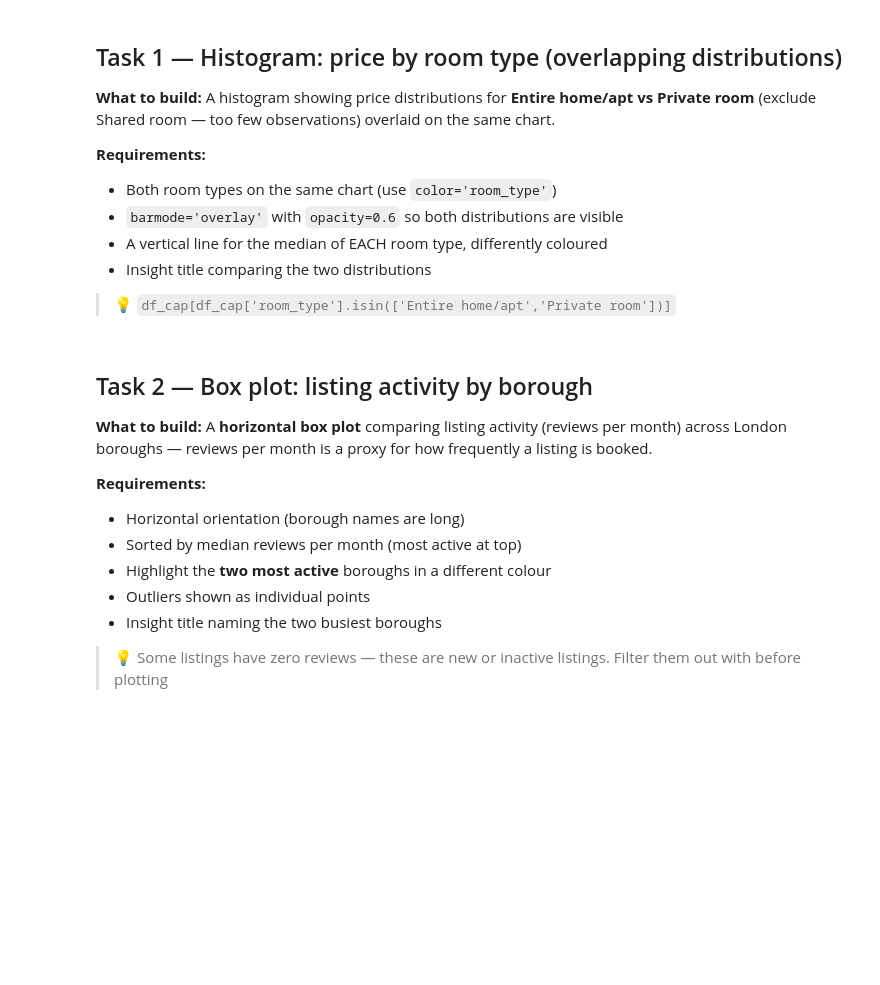
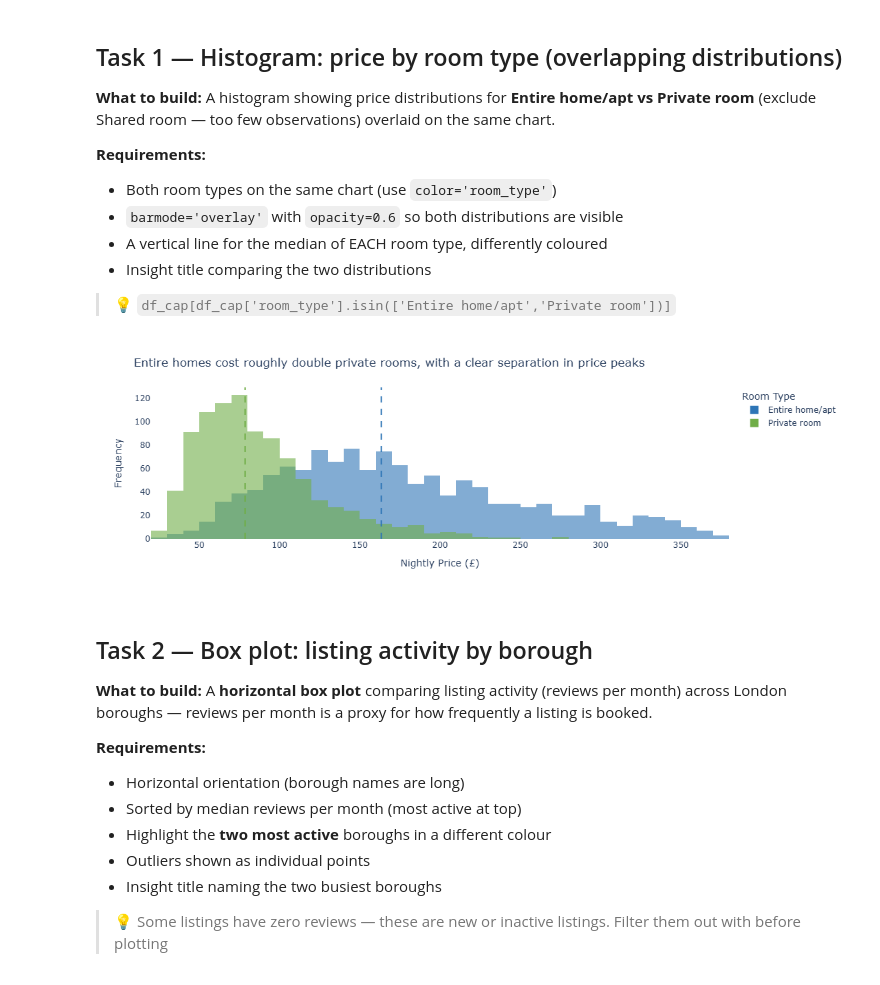
Before and after one commit to Manoharneerati17/dataviz-exercises-manoharneerati, a Jupyter notebook: week05/lecture05_exercise.ipynb, the cells around one changed output. Saved outputs shown, nothing was run; the diff lists cells and outputs as text; code cells hidden in the pictures; blank space fills up the shorter version.

```diff
--- a/week05/lecture05_exercise.ipynb
+++ b/week05/lecture05_exercise.ipynb
@@ -67,8 +67,54 @@ Shared room       182.0   46.3  14.1  20.5   36.8   44.1   54.3   92.8
 
 > 💡 `df_cap[df_cap['room_type'].isin(['Entire home/apt','Private room'])]`
 # %%
-# Task 1
-# YOUR CODE HERE
+import pandas as pd
+import plotly.express as px
+
+# 1. Load and Pre-process Data
+df = pd.read_csv('airbnb_london.csv')
+
+# Cap price at 95th percentile (Rule 1)
+p95 = df['price'].quantile(0.95)
+df_cap = df[df['price'] <= p95].copy()
+
+# Filter for specific room types (Exclude Shared room)
+df_t1 = df_cap[df_cap['room_type'].isin(['Entire home/apt', 'Private room'])]
+
+# 2. Calculate Medians for each group
+med_entire = df_t1[df_t1['room_type'] == 'Entire home/apt']['price'].median()
+med_private = df_t1[df_t1['room_type'] == 'Private room']['price'].median()
+
+# 3. Create the Plot
+fig1 = px.histogram(
+    df_t1,
+    x='price',
+    color='room_type',
+    barmode='overlay', # Overlay distributions
+    opacity=0.6,
+    nbins=40,
+    color_discrete_map={'Entire home/apt': '#2E75B6', 'Private room': '#70AD47'},
+    labels={'price': 'Nightly Price (£)', 'count': 'Number of Listings'}
+)
+
+# 4. Add Median Lines and Annotations
+fig1.add_vline(x=med_entire, line_dash='dash', line_color='#2E75B6', line_width=2,
+              annotation=dict(text=f'Median Entire: £{med_entire:.0f}', font_color='#2E75B6', yshift=210))
+
+fig1.add_vline(x=med_private, line_dash='dash', line_color='#70AD47', line_width=2,
+              annotation=dict(text=f'Median Private: £{med_private:.0f}', font_color='#70AD47', yshift=150))
+
+# 5. Styling and Insight Title
+fig1.update_layout(
+    title='Entire homes cost roughly double private rooms, with a clear separation in price peaks',
+    plot_bgcolor='white',
+    xaxis_title='Nightly Price (£)',
+    yaxis_title='Frequency',
+    legend_title='Room Type'
+)
+
+fig1.show()
+# %% [output]
+[figure, added]
 # %% [markdown]
 ## Task 2 — Box plot: listing activity by borough
 
```
Also changed, not shown: parts of 1 cell of this notebook.
